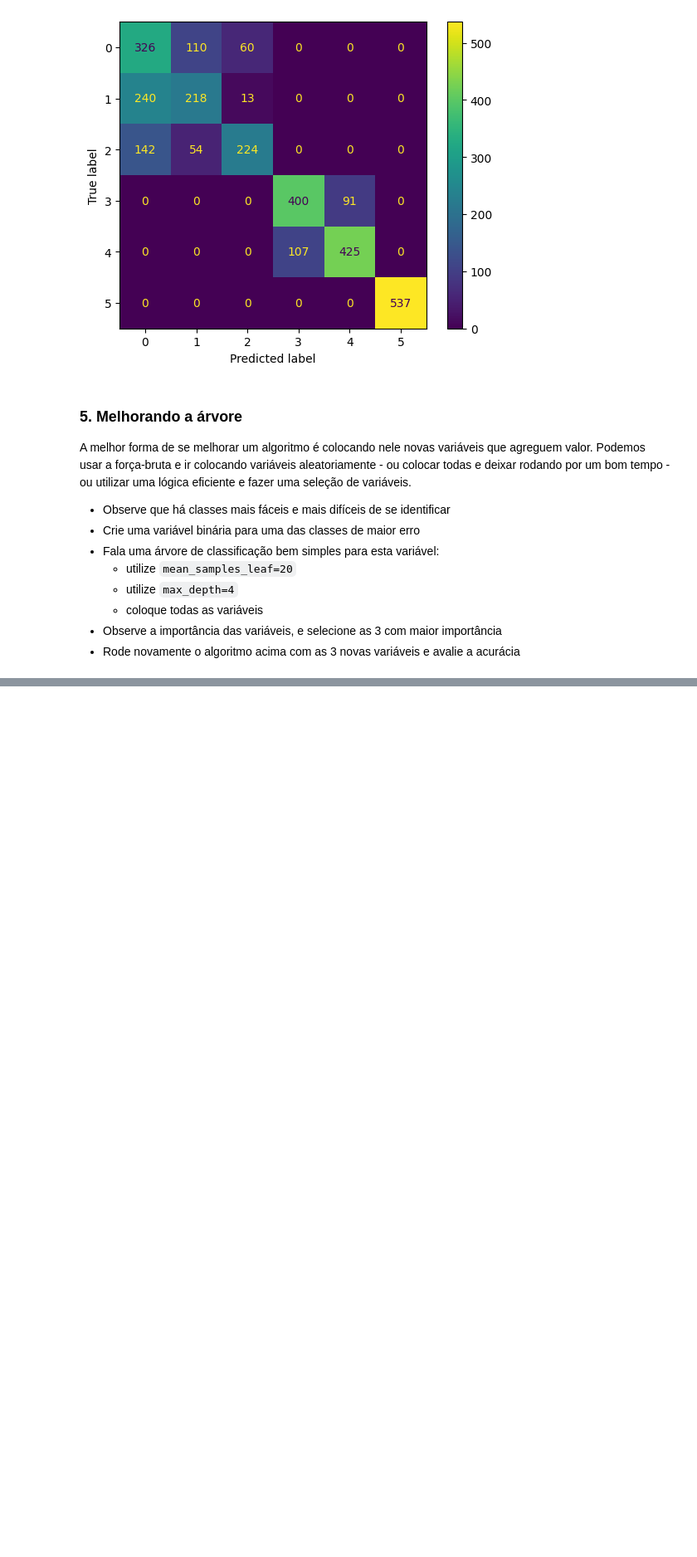
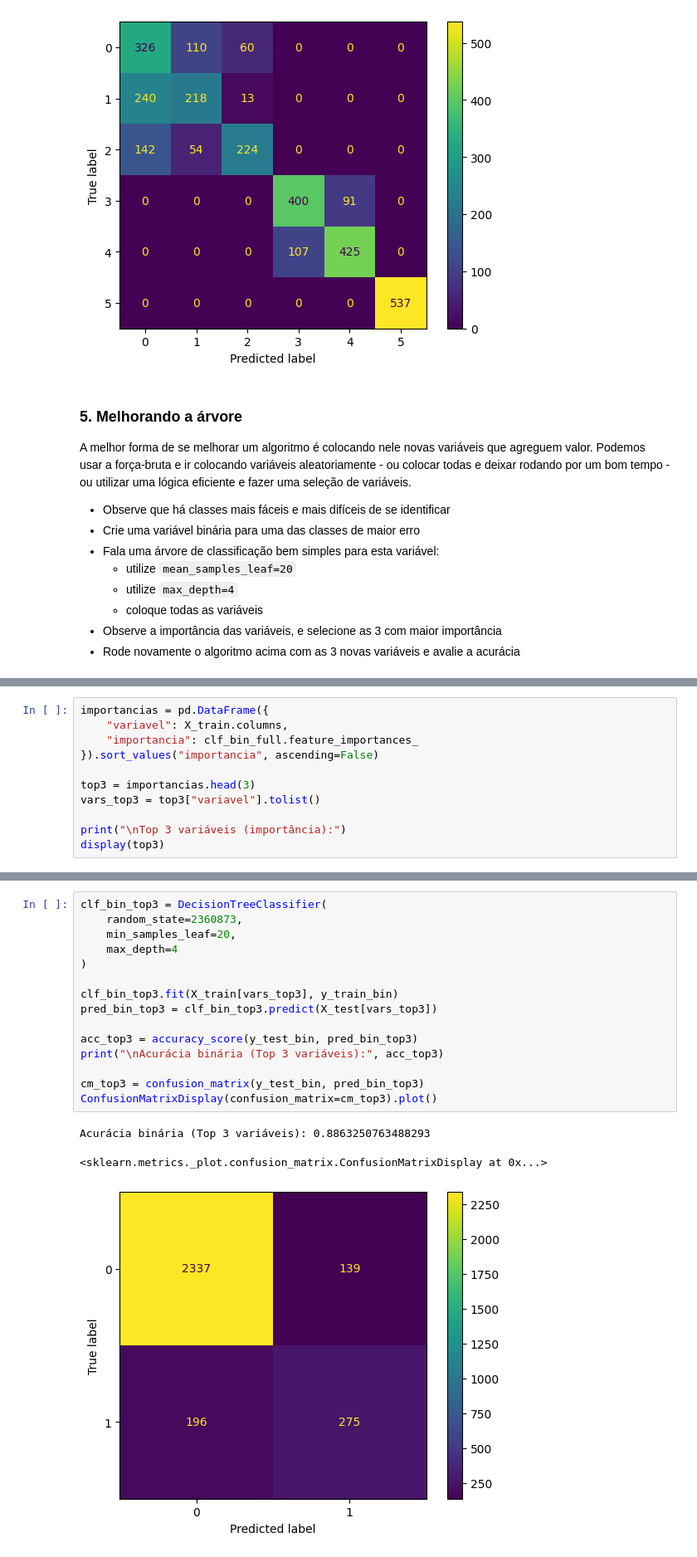
Before and after one commit to Felipe-Roque-py/Atividades-EBAC, a Jupyter notebook: Profissão Cientista de Dados M17 - Pratique 3 (1).ipynb, the cells around one changed output, grey strips where cells are left out. Shown: that part at 83% size. Cells and saved outputs as stored; diff of their text form; blank space fills up the shorter version.

```diff
--- a/Profissão Cientista de Dados M17 - Pratique 3 (1).ipynb
+++ b/Profissão Cientista de Dados M17 - Pratique 3 (1).ipynb
@@ -176,0 +230,11 @@ Name: proportion, dtype: float64
+# %%
+importancias = pd.DataFrame({
+    "variavel": X_train.columns,
+    "importancia": clf_bin_full.feature_importances_
+}).sort_values("importancia", ascending=False)
+
+top3 = importancias.head(3)
+vars_top3 = top3["variavel"].tolist()
+
+print("\nTop 3 variáveis (importância):")
+display(top3)
@@ -176,0 +247,19 @@ Name: proportion, dtype: float64
+# %%
+clf_bin_top3 = DecisionTreeClassifier(
+    random_state=2360873,
+    min_samples_leaf=20,
+    max_depth=4
+)
+
+clf_bin_top3.fit(X_train[vars_top3], y_train_bin)
+pred_bin_top3 = clf_bin_top3.predict(X_test[vars_top3])
+
+acc_top3 = accuracy_score(y_test_bin, pred_bin_top3)
+print("\nAcurácia binária (Top 3 variáveis):", acc_top3)
+
+cm_top3 = confusion_matrix(y_test_bin, pred_bin_top3)
+ConfusionMatrixDisplay(confusion_matrix=cm_top3).plot()
+# %% [output]
+Acurácia binária (Top 3 variáveis): 0.8863250763488293
+<sklearn.metrics._plot.confusion_matrix.ConfusionMatrixDisplay at 0x...>
+[figure, added]
```
Also changed, not shown: parts of 10 cells of this notebook.
